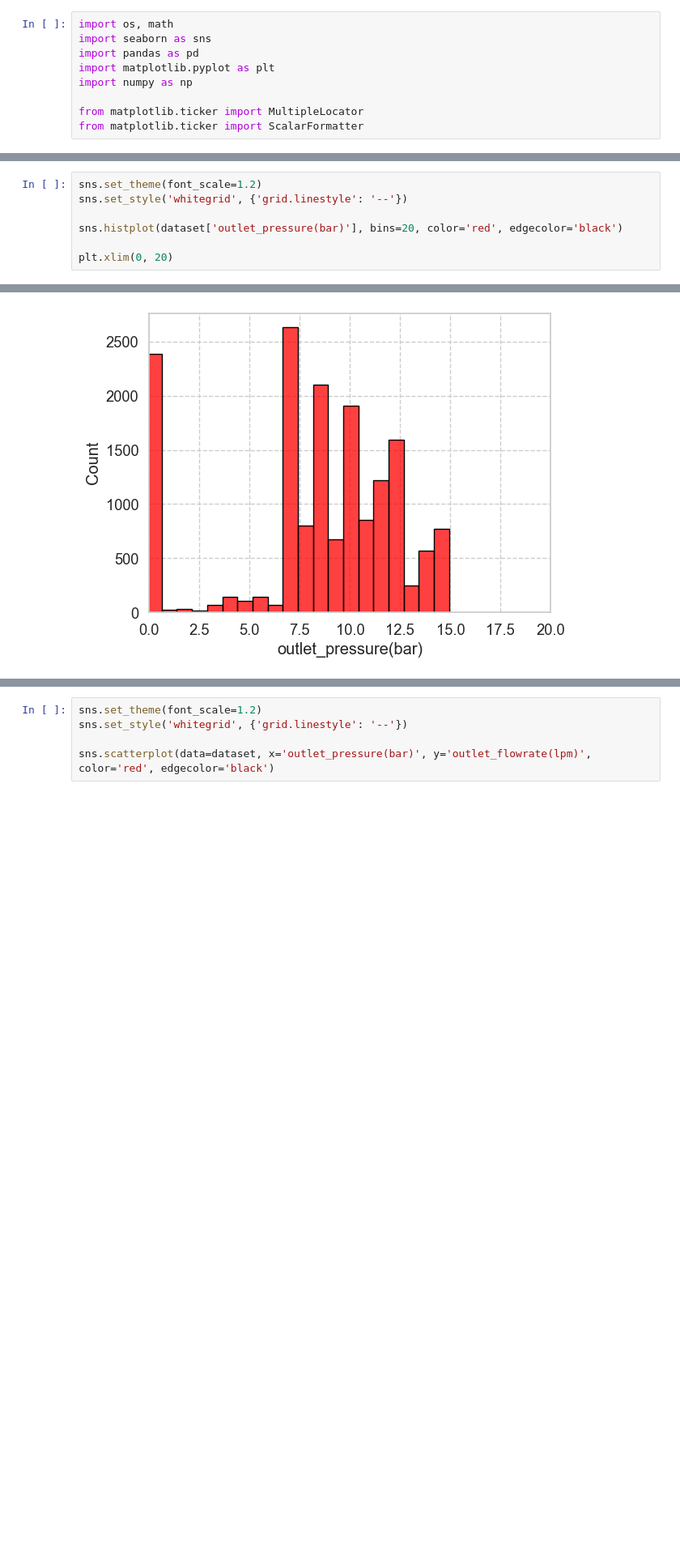
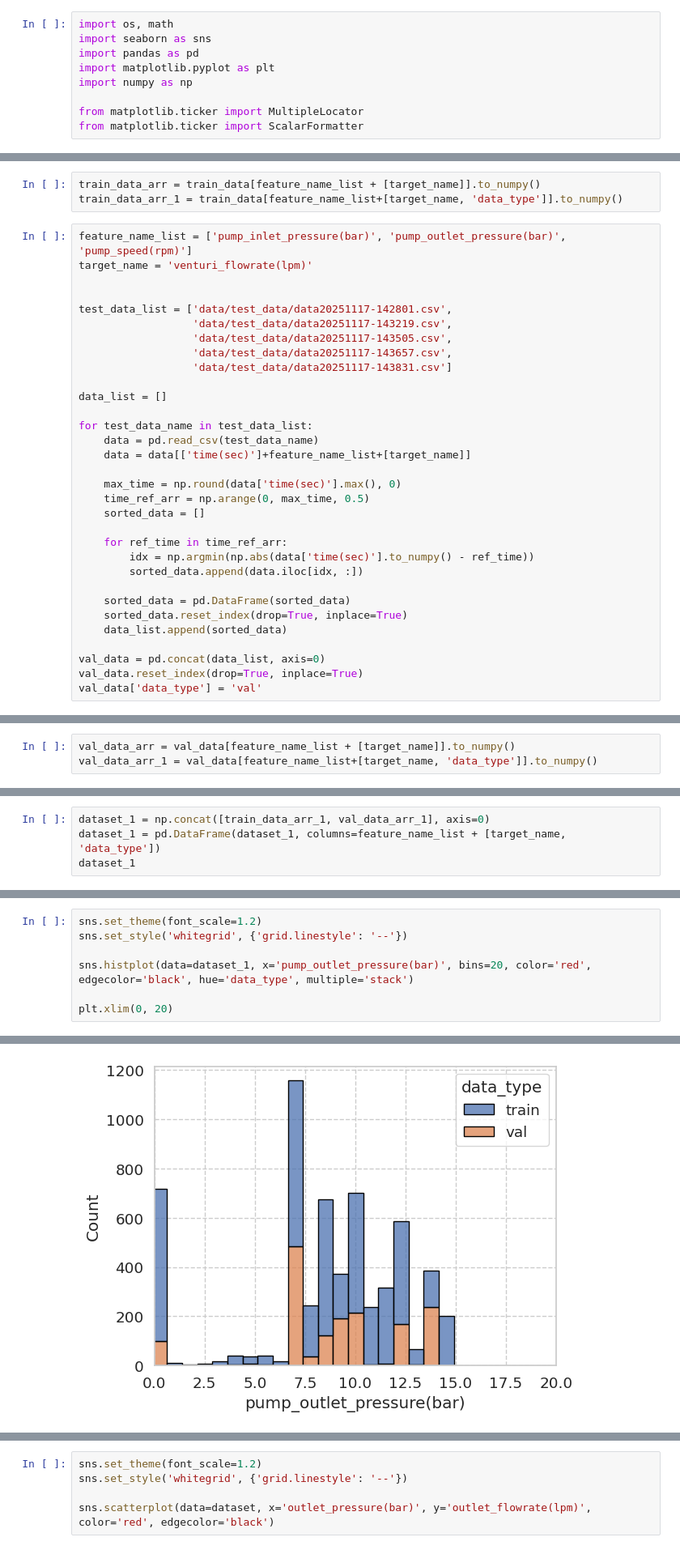
Before and after one commit to jinbeomjeong/estimate_venturi_pump_flow, a Jupyter notebook: analysis_data.ipynb, the cells around one changed output, grey strips where cells are left out. Shown at 81% size. Saved outputs shown, nothing was run; the diff lists cells and outputs as text; blank space fills up the shorter version.

```diff
--- a/analysis_data.ipynb
+++ b/analysis_data.ipynb
@@ -71,0 +53,35 @@ dataset
+# %%
+train_data_arr = train_data[feature_name_list + [target_name]].to_numpy()
+train_data_arr_1 = train_data[feature_name_list+[target_name, 'data_type']].to_numpy()
+# %%
+feature_name_list = ['pump_inlet_pressure(bar)', 'pump_outlet_pressure(bar)', 'pump_speed(rpm)']
+target_name = 'venturi_flowrate(lpm)'
+
+
+test_data_list = ['data/test_data/data20251117-142801.csv',
+                  'data/test_data/data20251117-143219.csv',
+                  'data/test_data/data20251117-143505.csv',
+                  'data/test_data/data20251117-143657.csv',
+                  'data/test_data/data20251117-143831.csv']
+
+data_list = []
+
+for test_data_name in test_data_list:
+    data = pd.read_csv(test_data_name)
+    data = data[['time(sec)']+feature_name_list+[target_name]]
+
+    max_time = np.round(data['time(sec)'].max(), 0)
+    time_ref_arr = np.arange(0, max_time, 0.5)
+    sorted_data = []
+
+    for ref_time in time_ref_arr:
+        idx = np.argmin(np.abs(data['time(sec)'].to_numpy() - ref_time))
+        sorted_data.append(data.iloc[idx, :])
+
+    sorted_data = pd.DataFrame(sorted_data)
+    sorted_data.reset_index(drop=True, inplace=True)
+    data_list.append(sorted_data)
+
+val_data = pd.concat(data_list, axis=0)
+val_data.reset_index(drop=True, inplace=True)
+val_data['data_type'] = 'val'
@@ -71,0 +104,3 @@ dataset
+# %%
+val_data_arr = val_data[feature_name_list + [target_name]].to_numpy()
+val_data_arr_1 = val_data[feature_name_list+[target_name, 'data_type']].to_numpy()
@@ -79,0 +130,4 @@ sns.heatmap(dataset.corr(), annot=True, fmt='.2f', vmin=-1, vmax=1)
+# %%
+dataset_1 = np.concat([train_data_arr_1, val_data_arr_1], axis=0)
+dataset_1 = pd.DataFrame(dataset_1, columns=feature_name_list + [target_name, 'data_type'])
+dataset_1
@@ -93,10 +161,10 @@ plt.xlim(-1.0, 1.0)
 # %%
 sns.set_theme(font_scale=1.2)
 sns.set_style('whitegrid', {'grid.linestyle': '--'})
 
-sns.histplot(dataset['outlet_pressure(bar)'], bins=20, color='red', edgecolor='black')
+sns.histplot(data=dataset_1, x='pump_outlet_pressure(bar)', bins=20, color='red', edgecolor='black', hue='data_type', multiple='stack')
 
 plt.xlim(0, 20)
 # %% [output]
 (0.0, 20.0)
-[figure, old version]
+[figure, new version]
```
Also changed, not shown: parts of 15 cells of this notebook, 4 other files.
